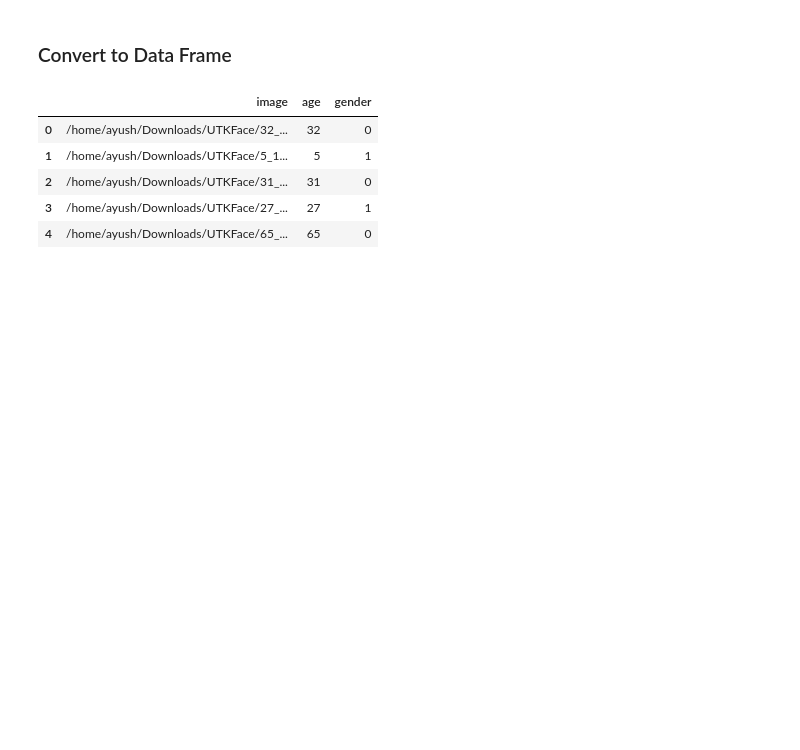
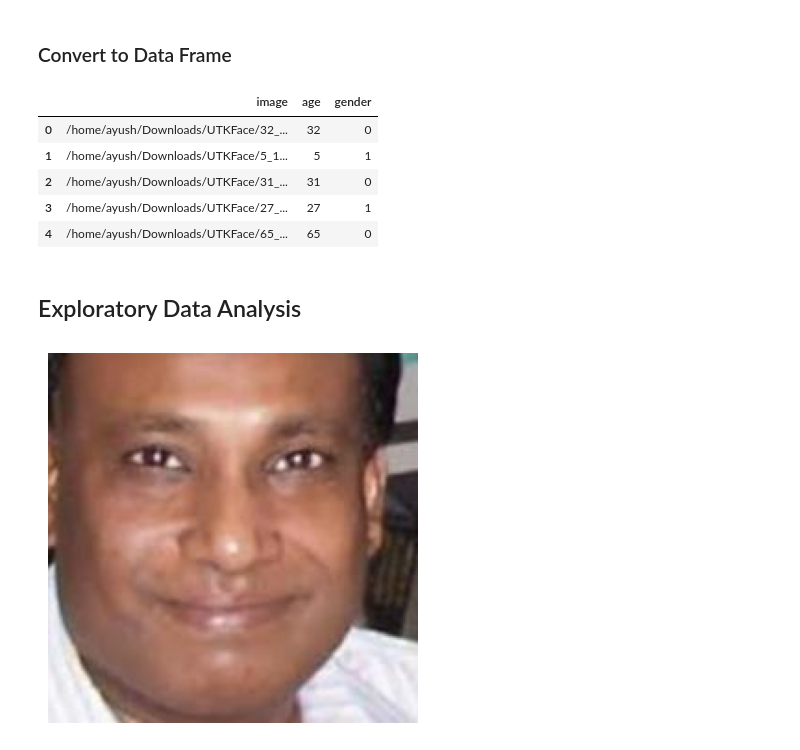
Before and after one commit to Aayush3014/Gender-and-Age-Detection, a Jupyter notebook: Gender-and-Age-Detection.ipynb, the cells around one changed output. Cells and saved outputs as stored; diff of their text form; code cells hidden in the pictures; blank space fills up the shorter version.

Commit message:
showing first image for data analysis

```diff
--- a/Gender-and-Age-Detection.ipynb
+++ b/Gender-and-Age-Detection.ipynb
@@ -88,3 +94,12 @@ df.head(5)
 # map labels for gender
 
 gender_dict = {0:'Male', 1:'Female'}
+# %% [markdown]
+## Exploratory Data Analysis
+# %%
+from PIL import Image
+img = Image.open(df['image'][0])
+plt.axis('off')
+plt.imshow(img); # This semi-colon is added to remove the object address from output screen.
+# %% [output]
+[figure, added]
```
Also changed, not shown: parts of 2 cells of this notebook.
